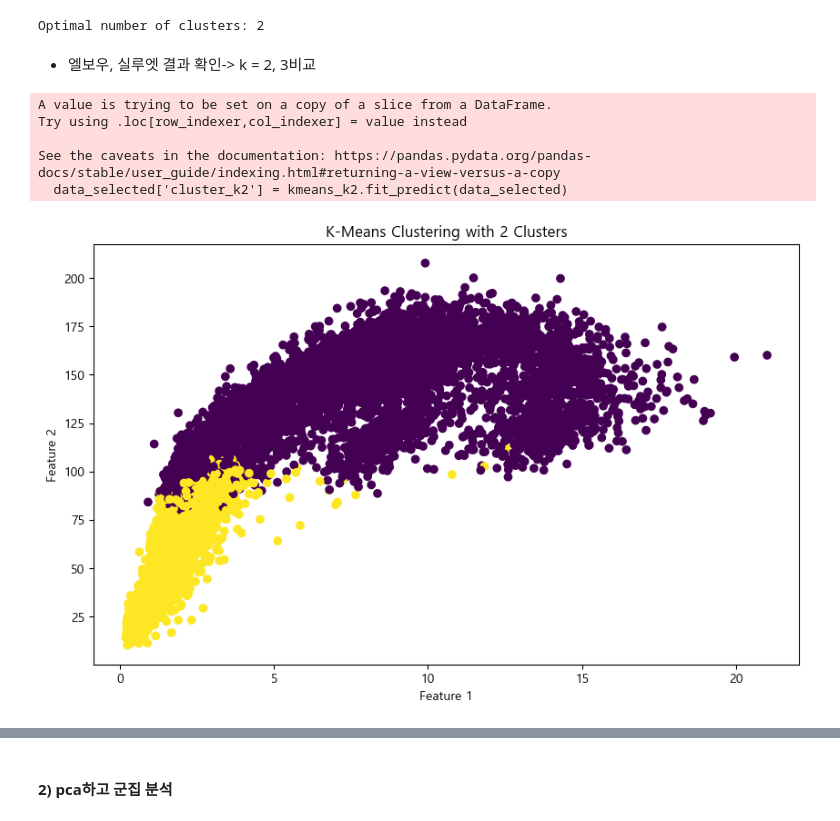
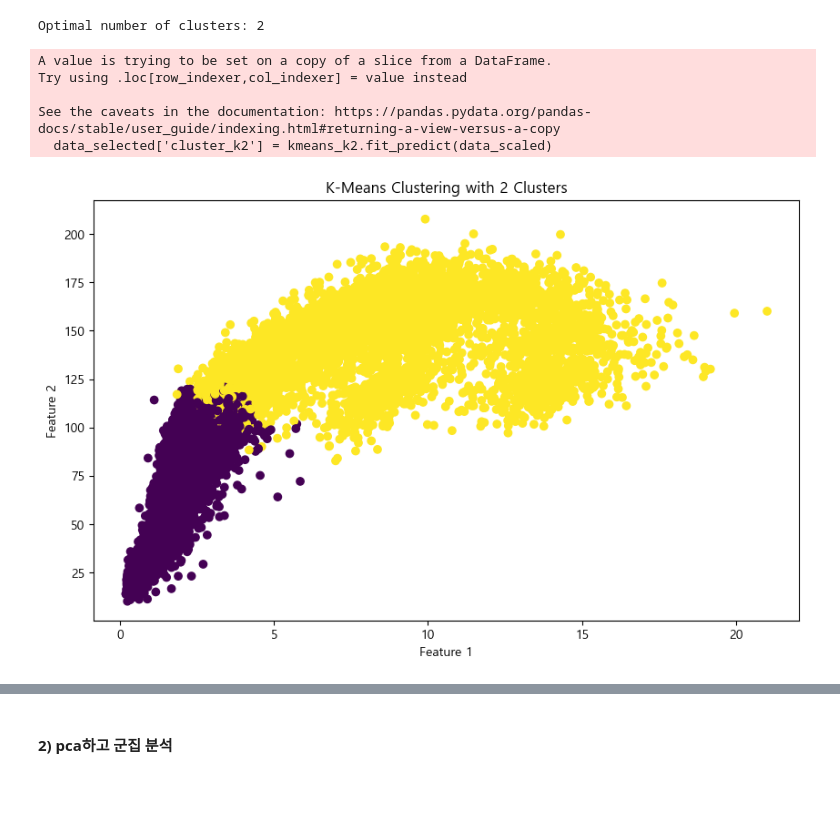
Before and after one commit to fijitlwkr/2024DSproject, a Jupyter notebook: 2024-DS-5th.ipynb, the cells around one changed output, grey strips where cells are left out. Cells and saved outputs as stored; diff of their text form; code cells hidden in the pictures; blank space fills up the shorter version.

```diff
--- a/2024-DS-5th.ipynb
+++ b/2024-DS-5th.ipynb
@@ -128,25 +128,33 @@ print(f'Optimal number of clusters: {best_k}')
 [figure]
 [figure]
 Optimal number of clusters: 2
-# %% [markdown]
-- 엘보우, 실루엣 결과 확인-> k = 2, 3비교
 # %%
+from sklearn.preprocessing import StandardScaler
+
+# 필요한 column만 추출
+columns_to_use = [59, 104, 109, 114, 124]
+data_selected = df.iloc[:, columns_to_use]
+
+# 데이터 스케일링
+scaler = StandardScaler()
+data_scaled = scaler.fit_transform(data_selected)
+
 # 최적의 k 값을 사용하여 k-means++ 클러스터링 수행
 kmeans_k2 = KMeans(n_clusters=2, init='k-means++', random_state=42)
-data_selected['cluster_k2'] = kmeans_k2.fit_predict(data_selected)
+data_selected['cluster_k2'] = kmeans_k2.fit_predict(data_scaled)
 
 # 클러스터링 결과 시각화 (첫 두 특성만 사용하여 2D 시각화)
 plt.figure(figsize=(10, 6))
 plt.scatter(data_selected.iloc[:, 0], data_selected.iloc[:, 1], c=data_selected['cluster_k2'], cmap='viridis')
 plt.xlabel('Feature 1')
 plt.ylabel('Feature 2')
 plt.title(f'K-Means Clustering with 2 Clusters')
 plt.show()
 # %% [output]
 A value is trying to be set on a copy of a slice from a DataFrame.
 Try using .loc[row_indexer,col_indexer] = value instead
 
 See the caveats in the documentation: https://pandas.pydata.org/pandas-docs/stable/user_guide/indexing.html#returning-a-view-versus-a-copy
-  data_selected['cluster_k2'] = kmeans_k2.fit_predict(data_selected)
+  data_selected['cluster_k2'] = kmeans_k2.fit_predict(data_scaled)
-[figure, old version]
+[figure, new version]
 # %%
```
Also changed, not shown: parts of 1 cell of this notebook.
